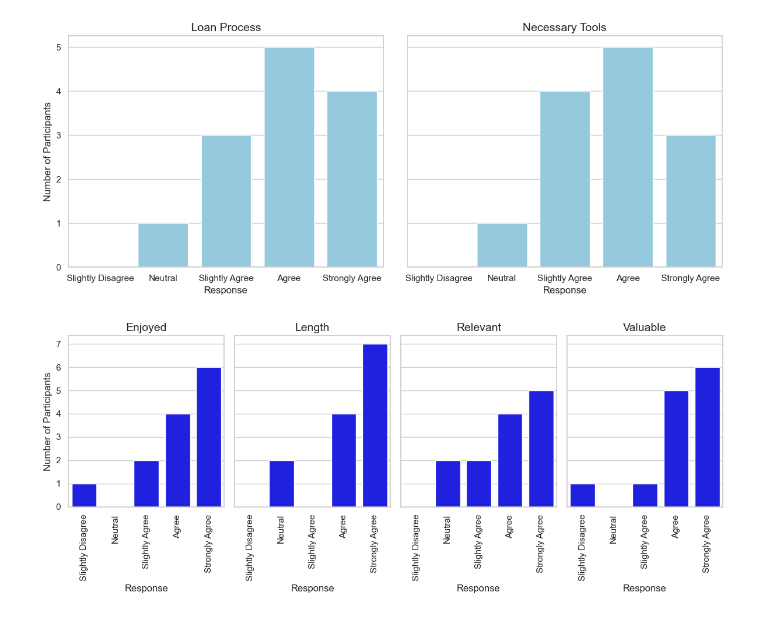
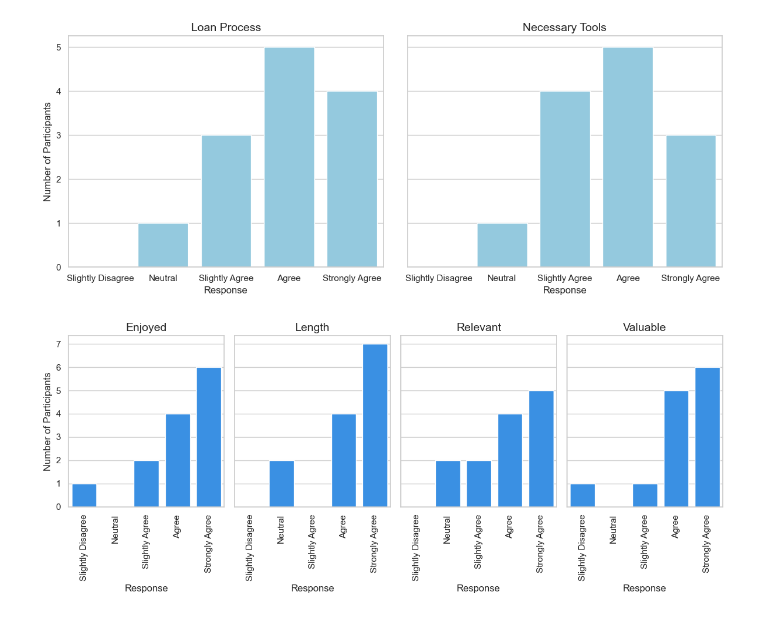
Before and after one commit to ycsara/DSProjects, a Jupyter notebook: Evaluation.ipynb, the cells around one changed output. Drawn from its saved outputs; the diff is of its cells as text; code cells hidden in the pictures.

```diff
--- a/Evaluation.ipynb
+++ b/Evaluation.ipynb
@@ -131,22 +128,23 @@ plt.show()
 # %%
 sns.set_theme(style="whitegrid")
 fig, axes = plt.subplots(1, 4, figsize=(12,5), sharey=True)
 
 for i, j in enumerate(quality):
     data[j] = data[j].map(scale)
     frame = data[j].value_counts().reindex(order, fill_value=0).reset_index()
     frame.columns = ['Scale', 'Count']
 
-    sns.barplot(data=frame, x='Scale', y='Count', ax=axes[i], color='blue')
+    sns.barplot(data=frame, x='Scale', y='Count', ax=axes[i], color='dodgerblue')
 
     axes[i].tick_params(axis='x', rotation=90)
     axes[i].set_title(j.replace("_", " ").title(), fontsize=14)
     axes[i].set_xlabel('Response')
     if i == 0:
         axes[i].set_ylabel('Number of Participants')
 
+
 plt.tight_layout()
 plt.show()
 # %% [output]
-[figure, old version]
+[figure, new version]
 # %%
```
Also changed, not shown: parts of 8 cells of this notebook.
